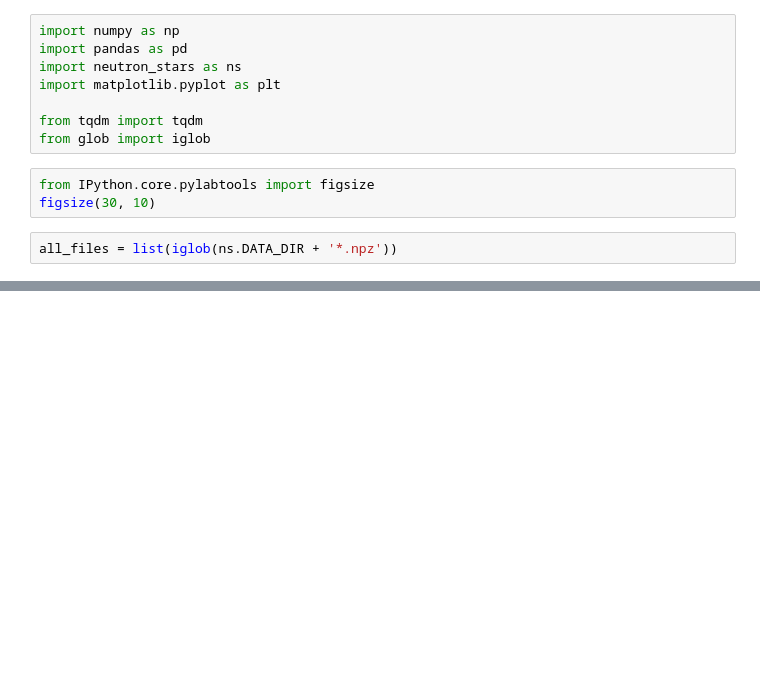
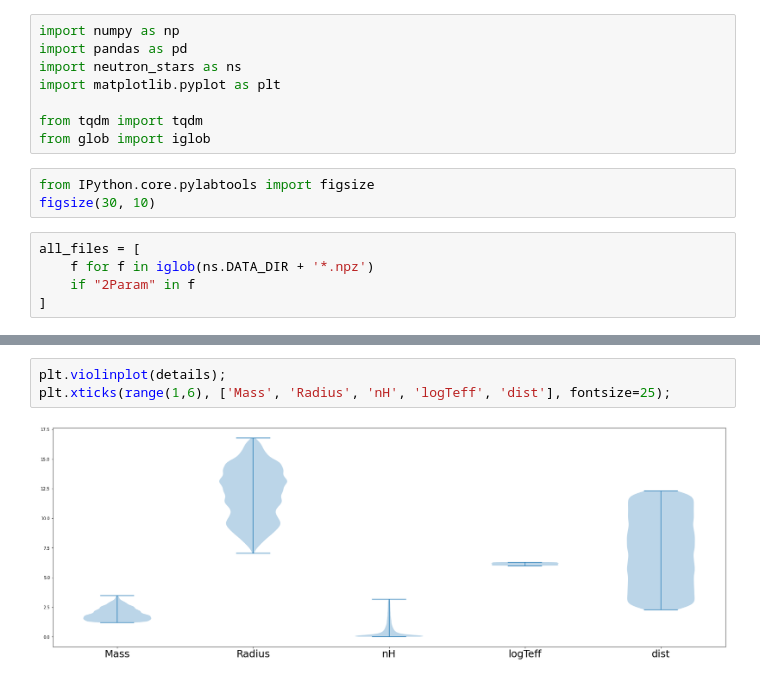
Before and after one commit to jordanott/NeutronStars, a Jupyter notebook: Notebooks/EDA.ipynb, the cells around one changed output, grey strips where cells are left out. Saved outputs shown, nothing was run; the diff lists cells and outputs as text; blank space fills up the shorter version.

```diff
--- a/Notebooks/EDA.ipynb
+++ b/Notebooks/EDA.ipynb
@@ -10,4 +10,7 @@ from glob import iglob
 from IPython.core.pylabtools import figsize
 figsize(30, 10)
 # %%
-all_files = list(iglob(ns.DATA_DIR + '*.npz'))
+all_files = [
+    f for f in iglob(ns.DATA_DIR + '*.npz')
+    if "2Param" in f
+]
@@ -32,0 +52,5 @@ plt.axvline(x=250, color='r', linestyle='--');
+# %%
+plt.violinplot(details);
+plt.xticks(range(1,6), ['Mass', 'Radius', 'nH', 'logTeff', 'dist'], fontsize=25);
+# %% [output]
+[figure, added]
```
Also changed, not shown: parts of 12 cells of this notebook, 1 other file.
